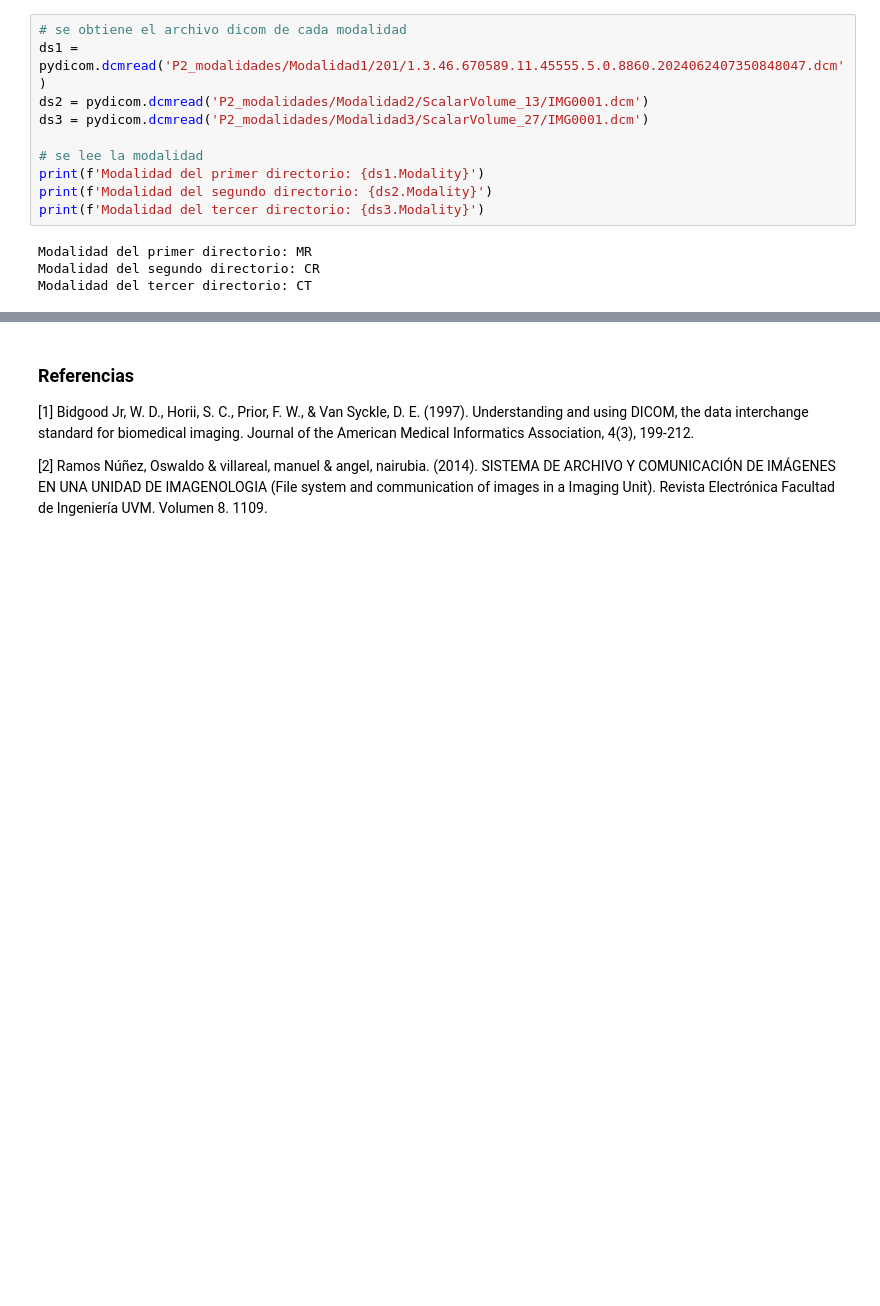
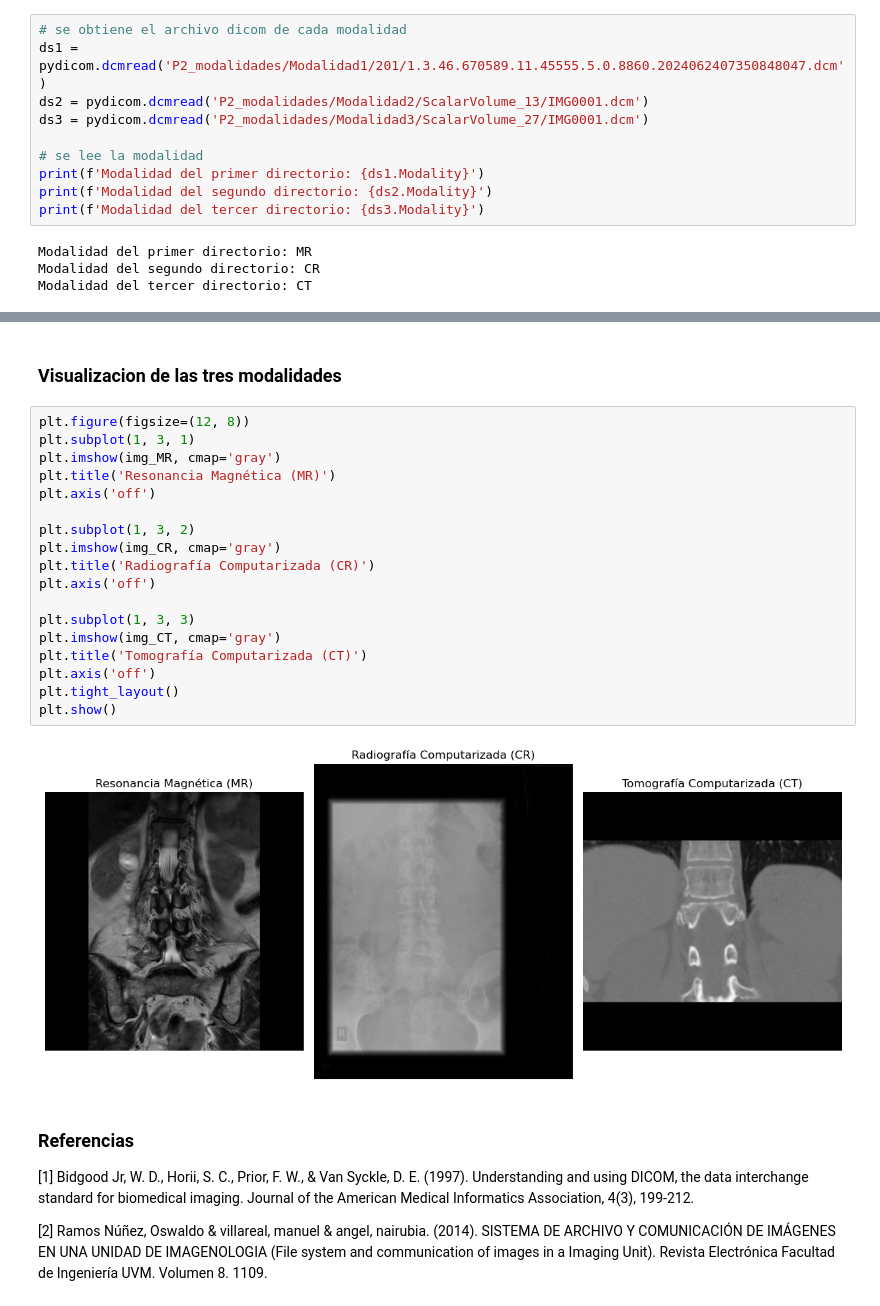
Before and after one commit to usserdan/Imagenes, a Jupyter notebook: Trabajo_1/Trabajo_1.ipynb, the cells around one changed output, grey strips where cells are left out. Saved outputs shown, nothing was run; the diff lists cells and outputs as text; blank space fills up the shorter version.

```diff
--- a/Trabajo_1/Trabajo_1.ipynb
+++ b/Trabajo_1/Trabajo_1.ipynb
@@ -250,3 +288,25 @@ plt.show()
+# %% [markdown]
+### Visualizacion de las tres modalidades
+# %%
+plt.figure(figsize=(12, 8))
+plt.subplot(1, 3, 1)
+plt.imshow(img_MR, cmap='gray')
+plt.title('Resonancia Magnética (MR)')
+plt.axis('off')
+
+plt.subplot(1, 3, 2)
+plt.imshow(img_CR, cmap='gray')
+plt.title('Radiografía Computarizada (CR)')
+plt.axis('off')
+
+plt.subplot(1, 3, 3)
+plt.imshow(img_CT, cmap='gray')
+plt.title('Tomografía Computarizada (CT)')
+plt.axis('off')
+plt.tight_layout()
+plt.show()
+# %% [output]
+[figure, added]
 # %% [markdown]
 ### Referencias
 
```
Also changed, not shown: parts of 14 cells of this notebook, 4 other files.
